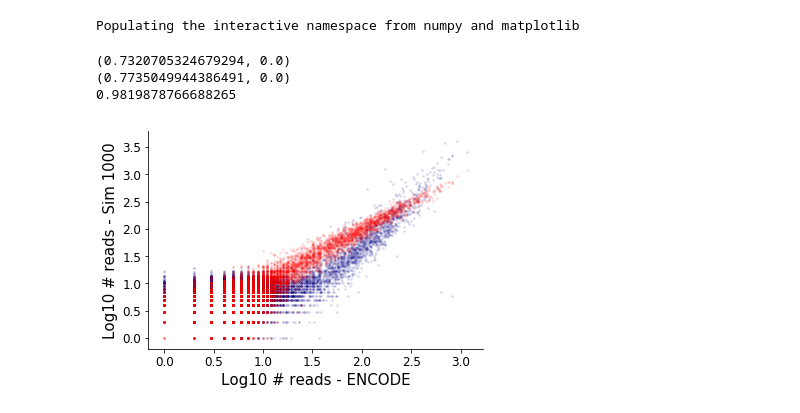
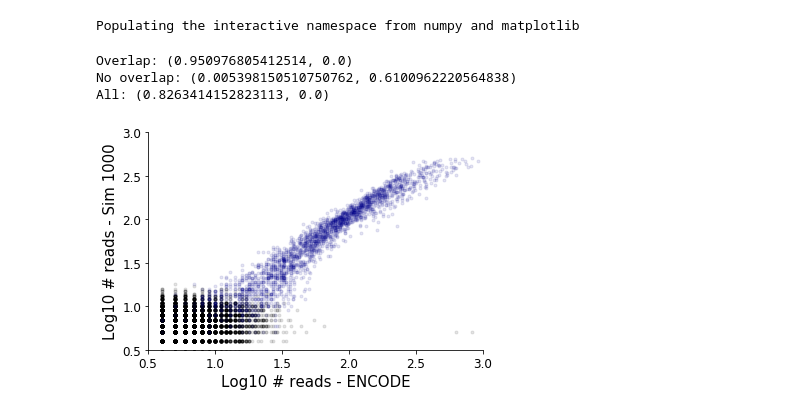
Before and after one commit to gymreklab/chips, a Jupyter notebook: paper-methods/FigureNotebooks/ChIPMunk_SuppFigNC.ipynb, the cells around one changed output. Drawn from its saved outputs; the diff is of its cells as text; code cells hidden in the pictures.

```diff
--- a/paper-methods/FigureNotebooks/ChIPMunk_SuppFigNC.ipynb
+++ b/paper-methods/FigureNotebooks/ChIPMunk_SuppFigNC.ipynb
@@ -23,42 +24,56 @@ factor2 = "GM12878_H3K27ac_ENCFF385RWJ_ENCFF849JNQ"
 binsize=5
 # %%
 nc = 1000
+
+# Load bin data
 enc_bins = pd.read_csv(os.path.join(DATADIR, factor, factor+".ENCODE.cov.%skb.bed"%binsize), usecols=[1,2,3], names=["pos","end","enc.counts"], sep="\t")
-enc_bins2 = pd.read_csv(os.path.join(DATADIR, factor2, factor2+".ENCODE.cov.%skb.bed"%binsize), usecols=[3], names=["enc2.counts"], sep="\t")
-
 sim_bins = pd.read_csv(os.path.join(DATADIR, factor, factor+".%s.cov.%skb.bed"%(nc, binsize)), usecols=[3], names=["sim.counts"], sep="\t")
 bindata = pd.DataFrame({"pos": enc_bins["pos"], "end":enc_bins["end"], \
-                        "enc.counts": enc_bins["enc.counts"], "enc2.counts": enc_bins2["enc2.counts"], \
+                        "enc.counts": enc_bins["enc.counts"], \
                         "sim.counts": sim_bins["sim.counts"]})
-
 bindata = bindata[bindata["enc.counts"]+bindata["sim.counts"]>0]
 
+# Assign bins as overlap/not peaks
+peakbins = pd.read_csv(os.path.join(DATADIR, factor, "windows_%skb_peak.bed"%binsize), sep="\t", names=["chrom","pos","end"])
+peakbins["overlap"] = True
+nopeakbins = pd.read_csv(os.path.join(DATADIR, factor, "windows_%skb_nopeak.bed"%binsize), sep="\t", names=["chrom","pos","end"])
+nopeakbins["overlap"] = False
+binannot = pd.concat([peakbins, nopeakbins]).drop_duplicates()
+bindata = pd.merge(bindata, binannot, on=["pos","end"])
 
-# remove outliers. kosher?
-#bindata = bindata[(bindata["sim.counts"]<500) & (bindata["enc.counts"]<500)]
-
+# Plot
+alpha = 0.1
+pc = 1 # pseudocount
 fig = plt.figure()
 ax = fig.add_subplot(111)
-pc = 1
-ax.scatter(np.log10(bindata["enc.counts"]+pc), np.log10(bindata["sim.counts"]+pc), s=3, color=FIG1COLOR, alpha=0.1);
-ax.scatter(np.log10(bindata["enc.counts"]+pc), np.log10(bindata["enc2.counts"]+pc), s=3, color="red", alpha=0.1);
-
+ax.scatter(np.log10(bindata[~bindata["overlap"]]["enc.counts"]+pc),
+          np.log10(bindata[~bindata["overlap"]]["sim.counts"]+pc),
+          color="black", alpha=alpha, marker=".")
+ax.scatter(np.log10(bindata[bindata["overlap"]]["enc.counts"]+pc),
+          np.log10(bindata[bindata["overlap"]]["sim.counts"]+pc),
+          color="darkblue", alpha=alpha,  marker=".")
+ax.set_xlim(left=0.5, right=3.0)
+ax.set_ylim(bottom=0.5, top=3.0)
 ax.set_xlabel("Log10 # reads - ENCODE", size=15)
 ax.set_ylabel("Log10 # reads - Sim %s"%nc, size=15)
-ax.set_xticklabels(["%0.1f"%item for item in ax.get_xticks()], size=12)
-ax.set_yticklabels(["%0.1f"%item for item in ax.get_yticks()], size=12);
 ax.spines['right'].set_visible(False)
 ax.spines['top'].set_visible(False)
 ax.yaxis.set_ticks_position('left')
 ax.xaxis.set_ticks_position('bottom')
-print(scipy.stats.pearsonr(np.log10(bindata["enc.counts"]+pc), np.log10(bindata["sim.counts"]+pc)))
-print(scipy.stats.pearsonr((bindata["enc.counts"]), (bindata["sim.counts"])))
-bindata.apply(sum)
-rep_cor=(scipy.stats.pearsonr(bindata["enc.counts"], bindata["enc2.counts"])[0])
-print(rep_cor)
-#fig.savefig(os.path.join(OUTDIR, "SuppFig_BinsExample.pdf"))
+ax.set_xticklabels(["%0.1f"%item for item in ax.get_xticks()], size=12)
+ax.set_yticklabels(["%0.1f"%item for item in ax.get_yticks()], size=12);
+fig.savefig(os.path.join(OUTDIR, "SuppFig_BinsExample_vsNC_scatter_%s.pdf"%factor))
+
+# Print corr
+peakbins_corr = (scipy.stats.pearsonr(np.log10(bindata[bindata["overlap"]]["enc.counts"]+pc), np.log10(bindata[bindata["overlap"]]["sim.counts"]+pc)))
+nopeakbins_corr = (scipy.stats.pearsonr(np.log10(bindata[~bindata["overlap"]]["enc.counts"]+pc), np.log10(bindata[~bindata["overlap"]]["sim.counts"]+pc)))
+all_corr = (scipy.stats.pearsonr(np.log10(bindata["enc.counts"]+pc), np.log10(bindata["sim.counts"]+pc)))
+
+print("Overlap: %s"%str(peakbins_corr))
+print("No overlap: %s"%str(nopeakbins_corr))
+print("All: %s"%str(all_corr))
 # %% [output]
-(0.7320705324679294, 0.0)
-(0.7735049944386491, 0.0)
-0.9819878766688265
+Overlap: (0.950976805412514, 0.0)
+No overlap: (0.005398150510750762, 0.6100962220564838)
+All: (0.8263414152823113, 0.0)
-[figure, old version]
+[figure, new version]
```
Also changed, not shown: parts of 6 cells of this notebook, 6 other files.
